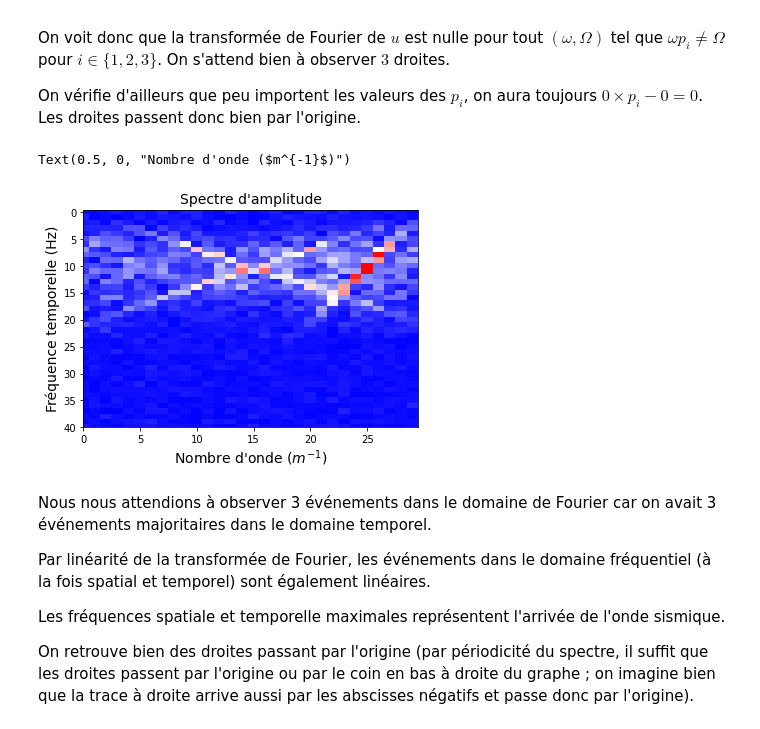
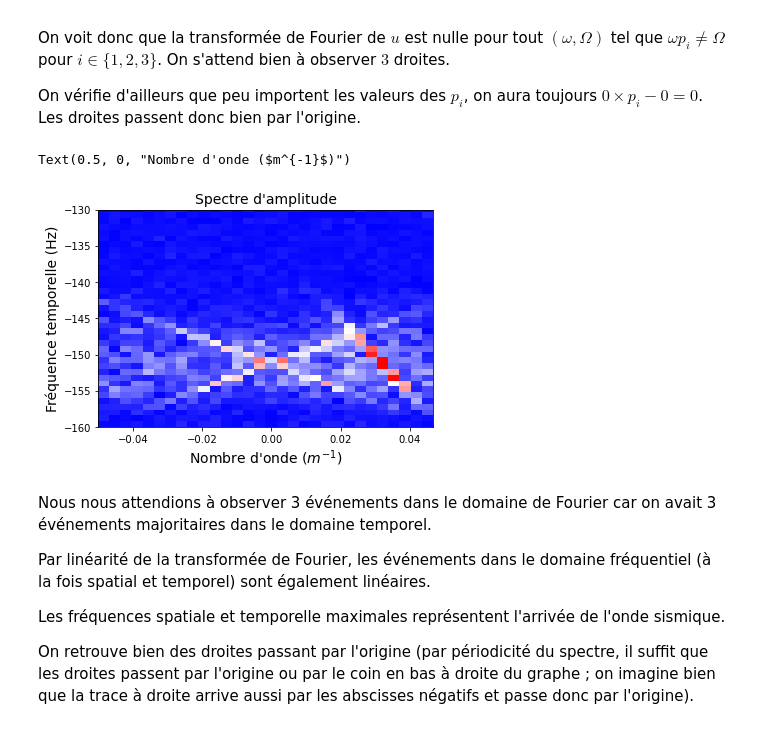
Before and after one commit to gabrielleberrada/projet_traitement_signal, a Jupyter notebook: mini_projet_interpolation/mini_projet_groupe3.ipynb, the cells around one changed output. Drawn from its saved outputs; the diff is of its cells as text; code cells hidden in the pictures.

```diff
--- a/mini_projet_interpolation/mini_projet_groupe3.ipynb
+++ b/mini_projet_interpolation/mini_projet_groupe3.ipynb
@@ -422,26 +422,32 @@ On vérifie d'ailleurs que peu importent les valeurs des $p_i$, on aura toujours
 # %%
 # Implémentation
 # calcul de la transformée de fourier
 gpanelf = np.fft.fft2(gpanel)
 tf_final = np.abs(gpanelf)
 
+# définition des axes
+nf, nk = tf_final.shape
+# axe vertical -- fréquence temporelle
+af = np.fft.fftfreq(nf, d = dt)
+# axe horizontal -- nombre d'onde (fréquence spatiale)
+ak = np.fft.fftfreq(nk, d = dx)
+
 # affichage de la transformée de Fourier
 fig = plt.figure()
 av = plt.subplot(111)
 
-plt.imshow(tf_final,aspect='auto');
+plt.imshow(tf_final, extent=[ak.min(), ak.max(), af.max(), af.min()], aspect='auto');
 
 plt.title("Spectre d'amplitude", fontsize=labelsize)
 
 # zoom
-plt.ylim(40,)
-plt.xlim(0,)
+plt.ylim(af.min(),-130)
 
 av.set_ylabel("Fréquence temporelle (Hz)", fontsize=labelsize)
 av.set_xlabel("Nombre d'onde ($m^{-1}$)", fontsize=labelsize)
 # %% [output]
 Text(0.5, 0, "Nombre d'onde ($m^{-1}$)")
-[figure, old version]
+[figure, new version]
 # %% [markdown]
 Nous nous attendions à observer 3 événements dans le domaine de Fourier car on avait 3 événements majoritaires dans le domaine temporel.
 
```
Also changed, not shown: parts of 5 cells of this notebook.
